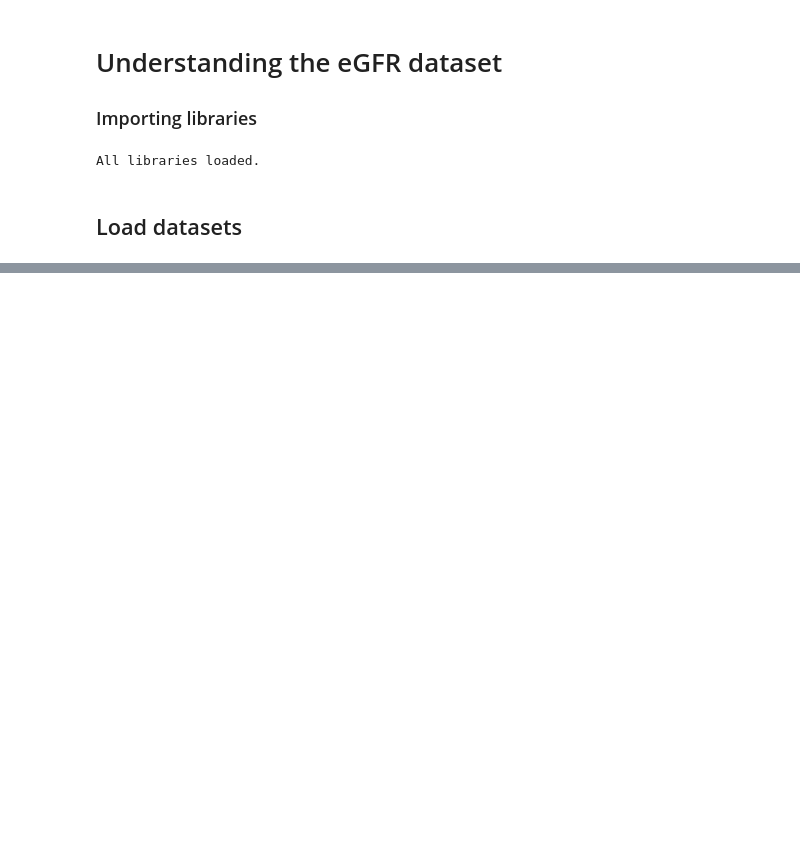
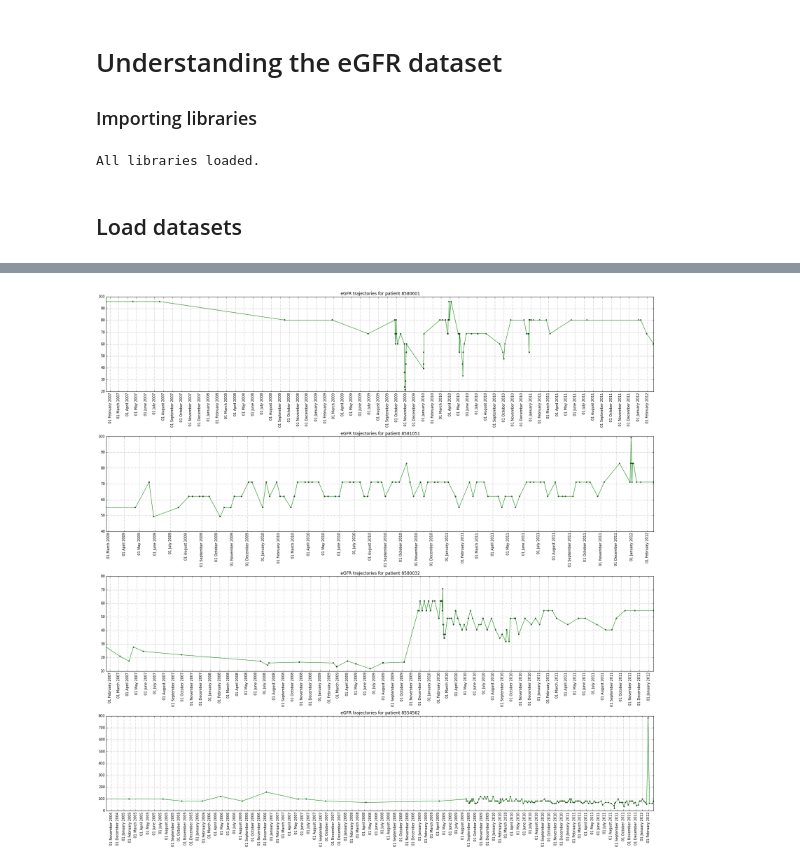
Before and after one commit to ankit-kapur/interpolating-missing-time-series-data, a Jupyter notebook: egfr_experiment1.ipynb, the cells around one changed output, grey strips where cells are left out. Drawn from its saved outputs; the diff is of its cells as text; code cells hidden in the pictures; blank space fills up the shorter version.

Commit message:
Plotted eGFR trajectories for top 4 patients vs timestamps.

```diff
--- a/egfr_experiment1.ipynb
+++ b/egfr_experiment1.ipynb
@@ -107,0 +81,50 @@ On an average a patient has 7.37337657202 eGFR counts
+# %%
+def plot_trajectories(top_k_egfr, top_k_patients, all_timestamps, all_egfr_values):
+
+    # Remove the time part from the timestamp. We only need the date
+    def removeTimeFromTimestamp(s):
+        return s[:10]
+    all_timestamps = np.vectorize(pyfunc=removeTimeFromTimestamp)(all_timestamps)
+
+    # Top k patients = top_k_patients
+    # eGFR values of the top k patients = topk_egfr_values
+    # Timestamp values of the top k patients = topk_timestamps
+
+    topk_egfr_values = []
+    topk_timestamps = []
+    for i in range(k):
+        this_patients_id = top_k_patients[i]
+        this_patients_egfr_values = all_egfr_values[np.where(person_ids == this_patients_id)]
+        this_patients_timestamps_values = all_timestamps[np.where(person_ids == this_patients_id)]
+        topk_egfr_values.append(this_patients_egfr_values)
+        topk_timestamps.append(this_patients_timestamps_values)
+
+    # Convert to python's datetime format
+    for index, person in enumerate(topk_timestamps):
+        topk_timestamps[index] = [dt.datetime.strptime(d,'%Y-%m-%d').date() for d in person]
+
+    # For now just plot eGFR values
+    # Later, plot them vs timestamps
+    # Will need to evenly distribute the timestamps
+
+#     figure, axis = plt.subplots()
+#     axis.xaxis_date()
+    figure = pyplot.figure()
+    figure.set_size_inches(22.5, 22.5)
+    for i in range(k):
+        pyplot.subplot(4,1,i)
+        pyplot.plot(topk_timestamps[i], topk_egfr_values[i], '-o', linewidth=1, markersize=3, color='g')
+        # Set date-format for the x-axis
+        plt.gca().xaxis.set_major_formatter(mdates.DateFormatter('%d %B %Y'))
+        plt.gca().xaxis.set_major_locator(mdates.MonthLocator())
+#         plt.gcf().autofmt_xdate()
+        plt.xticks(rotation=90)
+        pyplot.grid()
+        pyplot.title('eGFR trajectories for patient ' + str(top_k_patients[i]))
+    pyplot.tight_layout()
+
+    pyplot.show()
+
+plot_trajectories(top_k_egfr, top_k_patients, timestamp, egfr)
+# %% [output]
+[figure, added]
```
Also changed, not shown: parts of 3 cells of this notebook.
